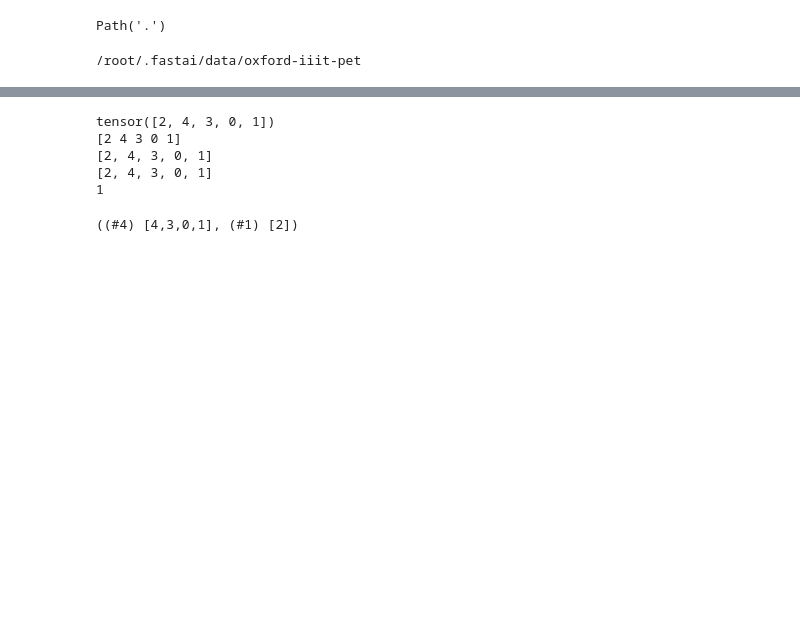
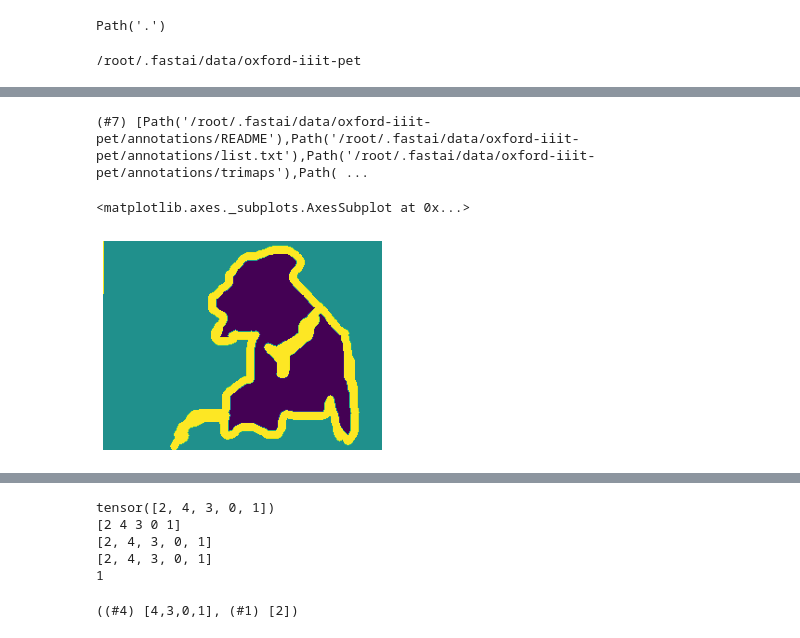
Before and after one commit to fhdbbk/fastai-1, a Jupyter notebook: 04_pet_breeds.ipynb, the cells around one changed output, grey strips where cells are left out. Drawn from its saved outputs; the diff is of its cells as text; code cells hidden in the pictures; blank space fills up the shorter version.

```diff
--- a/04_pet_breeds.ipynb
+++ b/04_pet_breeds.ipynb
@@ -50,3 +50,13 @@ path.ls()
+# %%
+(path/"annotations").ls()
+# %% [output]
+(#7) [Path('/root/.fastai/data/oxford-iiit-pet/annotations/README'),Path('/root/.fastai/data/oxford-iiit-pet/annotations/list.txt'),Path('/root/.fastai/data/oxford-iiit-pet/annotations/trimaps'),Path( ...
+# %%
+test_mask = Image.open((path/"annotations/trimaps").ls()[1])
+show_image(test_mask)
+# %% [output]
+<matplotlib.axes._subplots.AxesSubplot at 0x...>
+[figure, added]
 # %%
 (path/"images").ls()
 # %% [output]
```
Also changed, not shown: parts of 15 cells of this notebook.
